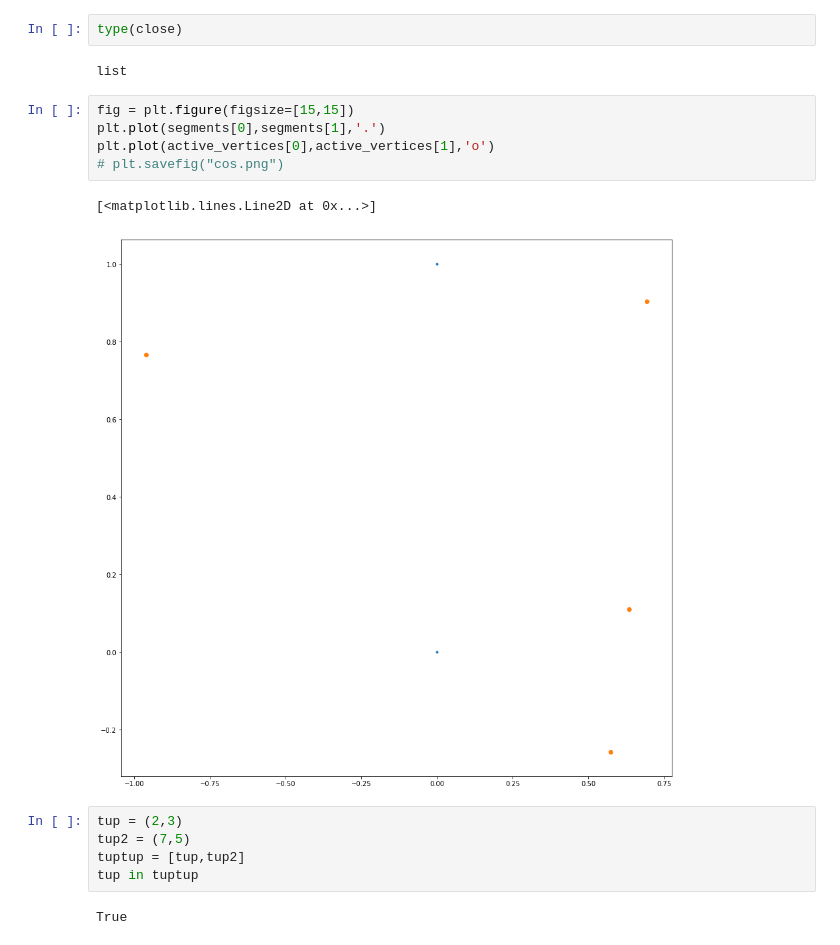
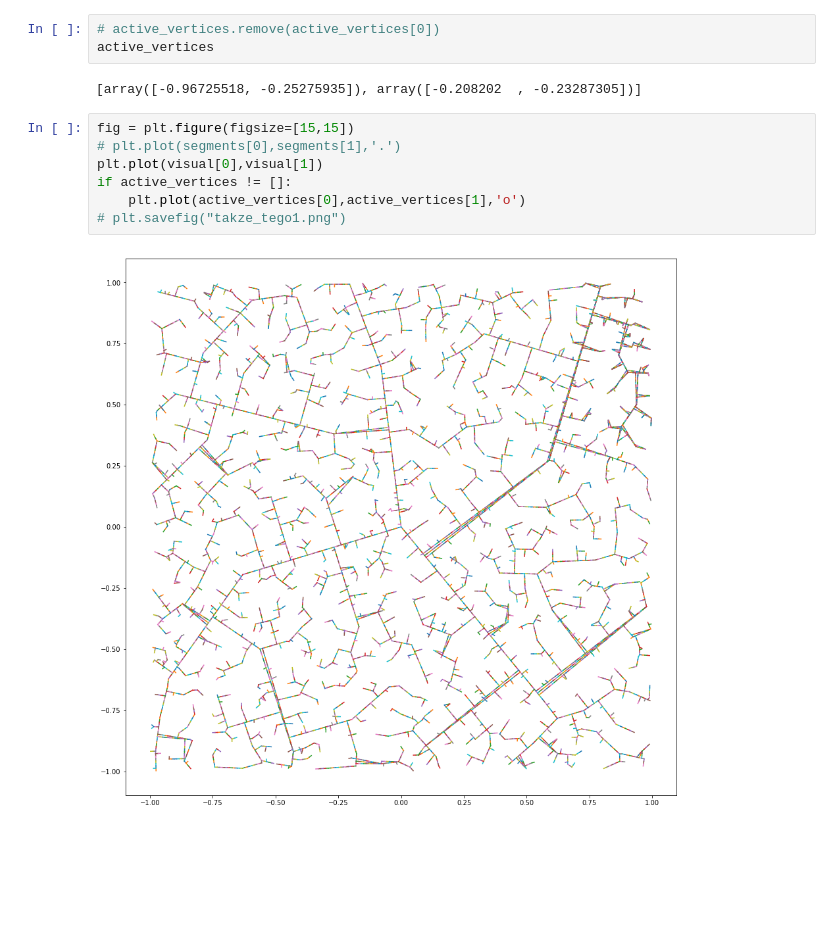
Before and after one commit to MarikinPaulina/road-simulator, a Jupyter notebook: Kod.ipynb, the cells around one changed output. Saved outputs shown, nothing was run; the diff lists cells and outputs as text; blank space fills up the shorter version.

```diff
--- a/Kod.ipynb
+++ b/Kod.ipynb
@@ -68,19 +78,14 @@ segments = np.vstack(np.array(segments)).T
-# %%
-type(close)
-# %% [output]
-list
+# %%
+# active_vertices.remove(active_vertices[0])
+active_vertices
+# %% [output]
+[array([-0.96725518, -0.25275935]), array([-0.208202  , -0.23287305])]
 # %%
 fig = plt.figure(figsize=[15,15])
-plt.plot(segments[0],segments[1],'.')
-plt.plot(active_vertices[0],active_vertices[1],'o')
-# plt.savefig("cos.png")
+# plt.plot(segments[0],segments[1],'.')
+plt.plot(visual[0],visual[1])
+if active_vertices != []:
+    plt.plot(active_vertices[0],active_vertices[1],'o')
+# plt.savefig("takze_tego1.png")
 # %% [output]
-[<matplotlib.lines.Line2D at 0x...>]
-[figure, old version]
+[figure, new version]
-# %%
-tup = (2,3)
-tup2 = (7,5)
-tuptup = [tup,tup2]
-tup in tuptup
-# %% [output]
-True
```
Also changed, not shown: parts of 5 cells of this notebook.
